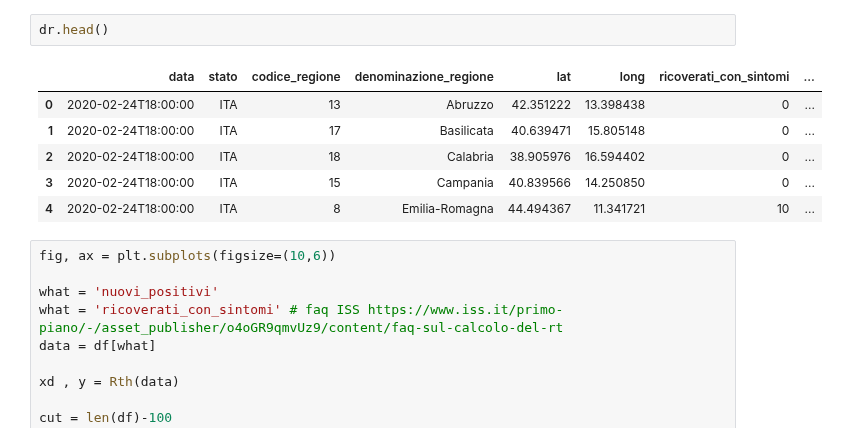
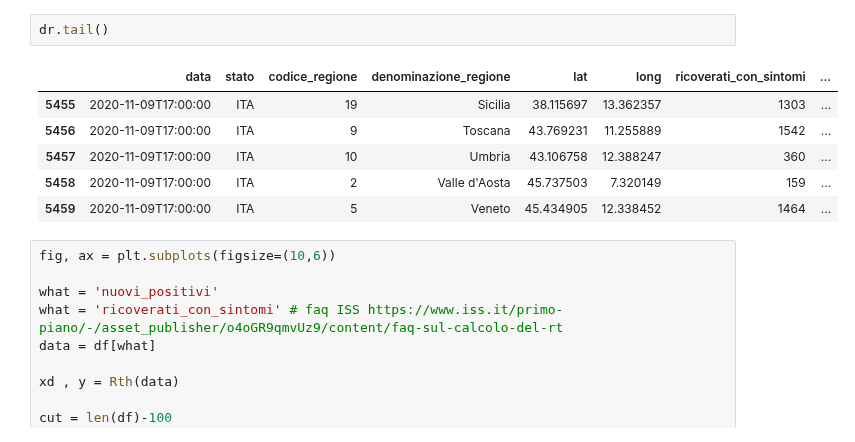
Before and after one commit to gmazzitelli/studenti, a Jupyter notebook: R_th.ipynb, the cells around one changed output. Saved outputs shown, nothing was run; the diff lists cells and outputs as text.

```diff
--- a/R_th.ipynb
+++ b/R_th.ipynb
@@ -103,14 +105,14 @@ def Rth(data, N=7, d=4):
 # %% [output]
 aggiornamento al 2020-11-09
 # %%
-dr.head()
+dr.tail()
 # %% [output]
 |  | data | stato | codice_regione | denominazione_regione | lat | long | ricoverati_con_sintomi | ... |
-| 0 | 2020-02-24T18:00:00 | ITA | 13 | Abruzzo | 42.351222 | 13.398438 | 0 | ... |
-| 1 | 2020-02-24T18:00:00 | ITA | 17 | Basilicata | 40.639471 | 15.805148 | 0 | ... |
-| 2 | 2020-02-24T18:00:00 | ITA | 18 | Calabria | 38.905976 | 16.594402 | 0 | ... |
-| 3 | 2020-02-24T18:00:00 | ITA | 15 | Campania | 40.839566 | 14.250850 | 0 | ... |
-| 4 | 2020-02-24T18:00:00 | ITA | 8 | Emilia-Romagna | 44.494367 | 11.341721 | 10 | ... |
+| 5455 | 2020-11-09T17:00:00 | ITA | 19 | Sicilia | 38.115697 | 13.362357 | 1303 | ... |
+| 5456 | 2020-11-09T17:00:00 | ITA | 9 | Toscana | 43.769231 | 11.255889 | 1542 | ... |
+| 5457 | 2020-11-09T17:00:00 | ITA | 10 | Umbria | 43.106758 | 12.388247 | 360 | ... |
+| 5458 | 2020-11-09T17:00:00 | ITA | 2 | Valle d'Aosta | 45.737503 | 7.320149 | 159 | ... |
+| 5459 | 2020-11-09T17:00:00 | ITA | 5 | Veneto | 45.434905 | 12.338452 | 1464 | ... |
 # %%
 fig, ax = plt.subplots(figsize=(10,6))
 
```
Also changed, not shown: parts of 7 cells of this notebook.
